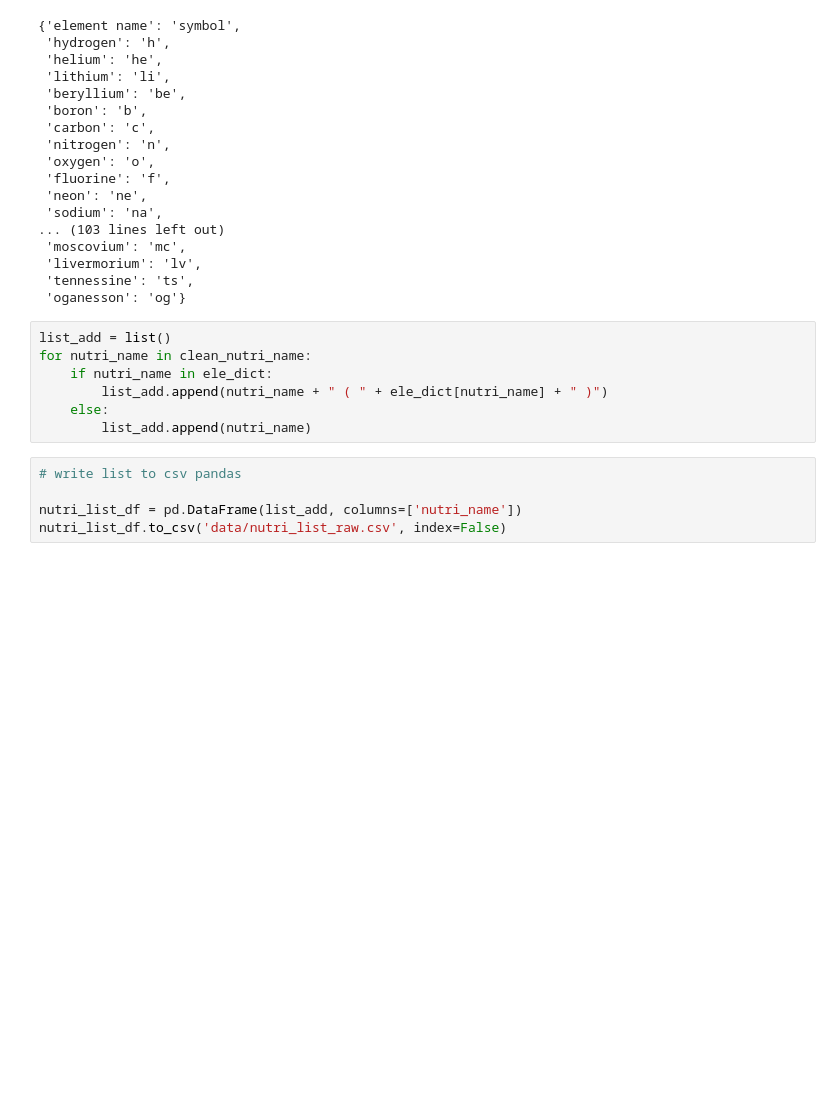
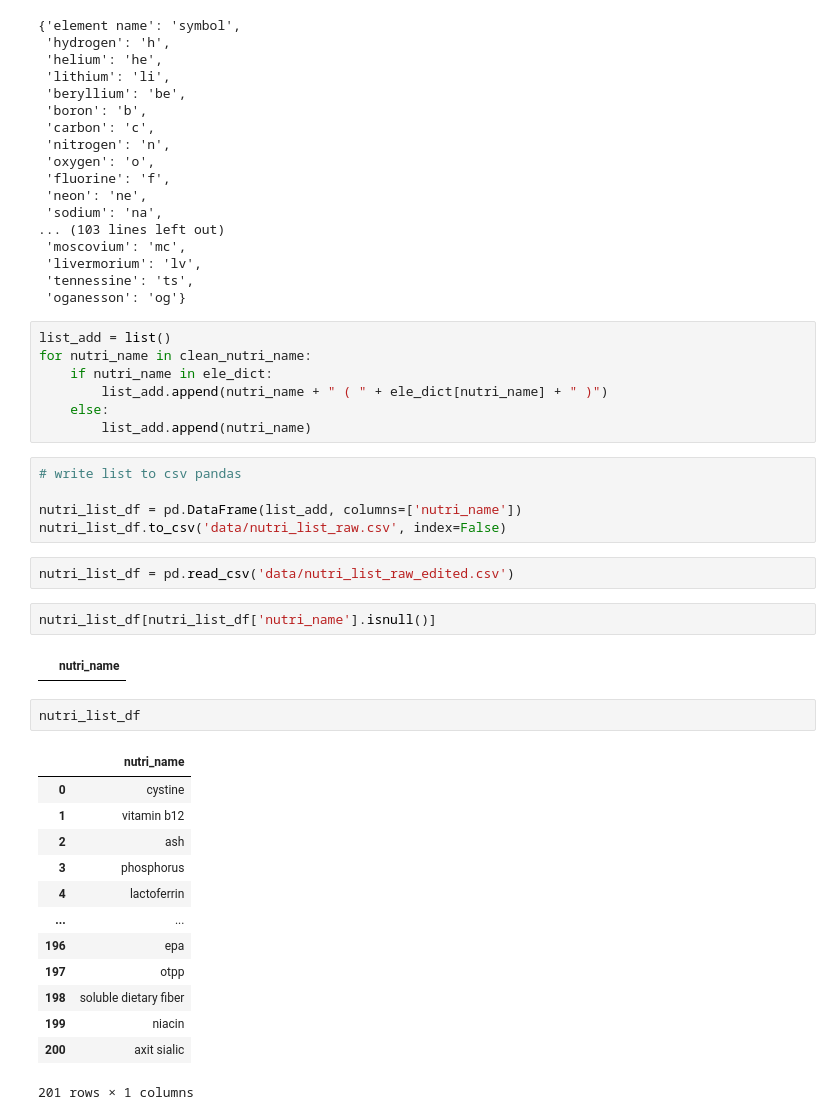
Before and after one commit to vinhvd749/additives_standardizer, a Jupyter notebook: parse_nutition.ipynb, the cells around one changed output. Cells and saved outputs as stored; diff of their text form; blank space fills up the shorter version.

Commit message:
done nutri parse

```diff
--- a/parse_nutition.ipynb
+++ b/parse_nutition.ipynb
@@ -374,3 +374,25 @@ for nutri_name in clean_nutri_name:
 
 nutri_list_df = pd.DataFrame(list_add, columns=['nutri_name'])
 nutri_list_df.to_csv('data/nutri_list_raw.csv', index=False)
+# %%
+nutri_list_df = pd.read_csv('data/nutri_list_raw_edited.csv')
+# %%
+nutri_list_df[nutri_list_df['nutri_name'].isnull()]
+# %% [output]
+|  | nutri_name |
+# %%
+nutri_list_df
+# %% [output]
+|  | nutri_name |
+| 0 | cystine |
+| 1 | vitamin b12 |
+| 2 | ash |
+| 3 | phosphorus |
+| 4 | lactoferrin |
+| ... | ... |
+| 196 | epa |
+| 197 | otpp |
+| 198 | soluble dietary fiber |
+| 199 | niacin |
+| 200 | axit sialic |
+201 rows × 1 columns
```
Also changed, not shown: parts of 4 cells of this notebook, 4 other files.
